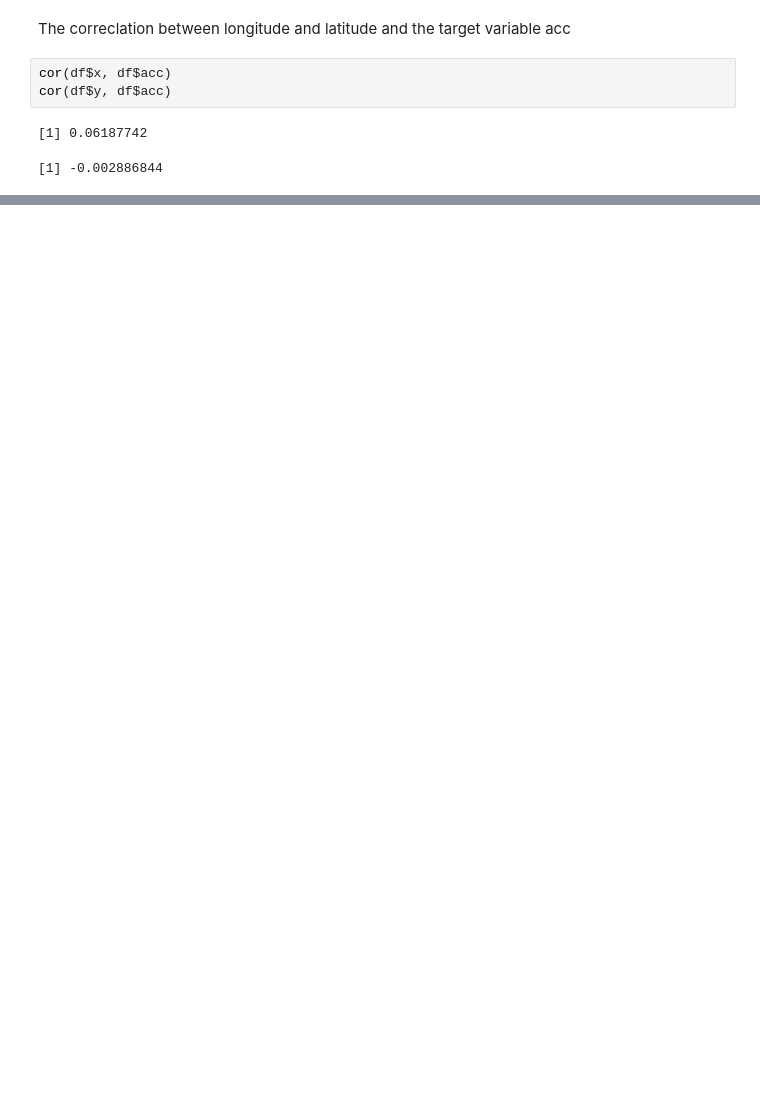
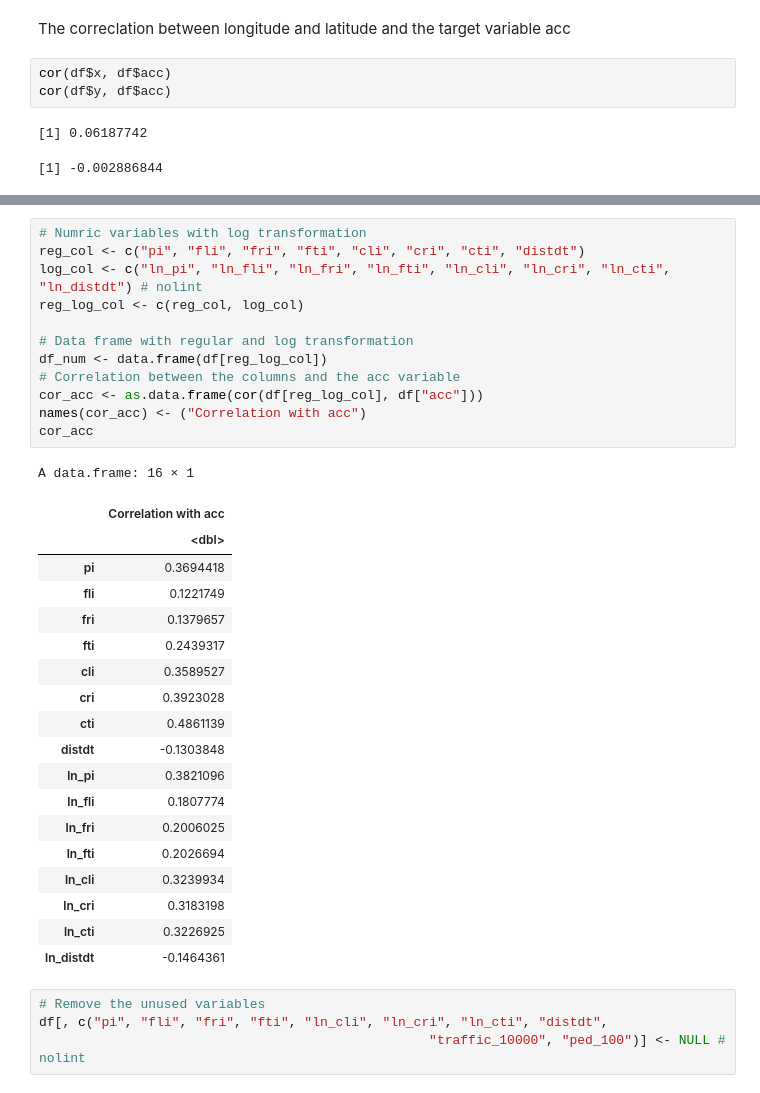
Before and after one commit to mus514/Road-accident-in-Montreal, a Jupyter notebook: project.ipynb, the cells around one changed output, grey strips where cells are left out. Saved outputs shown, nothing was run; the diff lists cells and outputs as text; blank space fills up the shorter version.

```diff
--- a/project.ipynb
+++ b/project.ipynb
@@ -52,0 +77,36 @@ df[c("x", "y", "rue_1", "rue_2", "street_1", "street_2", "date_")] <- NULL
+# %%
+# Numric variables with log transformation
+reg_col <- c("pi", "fli", "fri", "fti", "cli", "cri", "cti", "distdt")
+log_col <- c("ln_pi", "ln_fli", "ln_fri", "ln_fti", "ln_cli", "ln_cri", "ln_cti", "ln_distdt") # nolint
+reg_log_col <- c(reg_col, log_col)
+
+# Data frame with regular and log transformation
+df_num <- data.frame(df[reg_log_col])
+# Correlation between the columns and the acc variable
+cor_acc <- as.data.frame(cor(df[reg_log_col], df["acc"]))
+names(cor_acc) <- ("Correlation with acc")
+cor_acc
+# %% [output]
+A data.frame: 16 × 1
+|  | Correlation with acc |
+|  | <dbl> |
+| pi | 0.3694418 |
+| fli | 0.1221749 |
+| fri | 0.1379657 |
+| fti | 0.2439317 |
+| cli | 0.3589527 |
+| cri | 0.3923028 |
+| cti | 0.4861139 |
+| distdt | -0.1303848 |
+| ln_pi | 0.3821096 |
+| ln_fli | 0.1807774 |
+| ln_fri | 0.2006025 |
+| ln_fti | 0.2026694 |
+| ln_cli | 0.3239934 |
+| ln_cri | 0.3183198 |
+| ln_cti | 0.3226925 |
+| ln_distdt | -0.1464361 |
+# %%
+# Remove the unused variables
+df[, c("pi", "fli", "fri", "fti", "ln_cli", "ln_cri", "ln_cti", "distdt",
+                                                  "traffic_10000", "ped_100")] <- NULL # nolint
```
Also changed, not shown: parts of 20 cells of this notebook.
